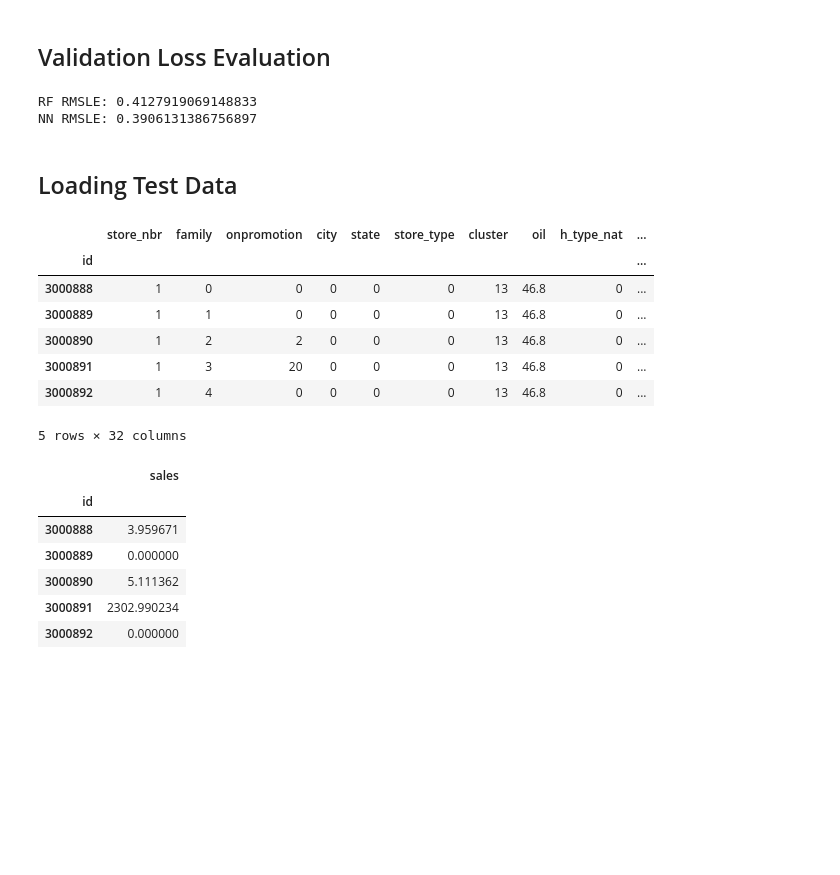
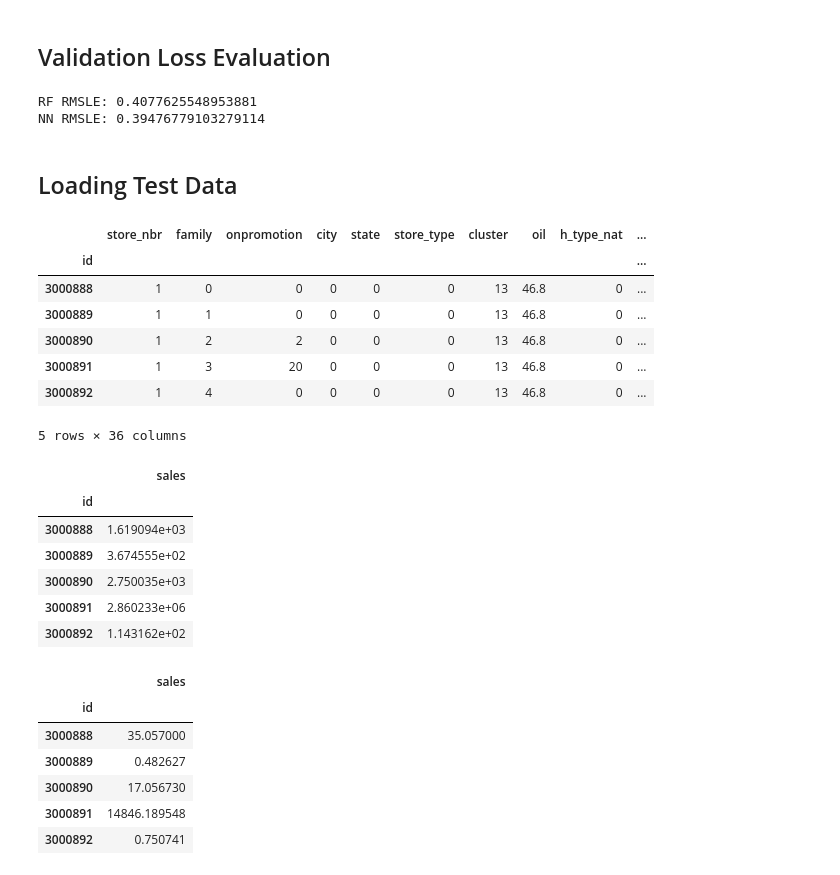
Before and after one commit to Crashprn/KaggleComps, a Jupyter notebook: Store_Sales/Training.ipynb, the cells around one changed output. Drawn from its saved outputs; the diff is of its cells as text; code cells hidden in the pictures; blank space fills up the shorter version.

```diff
--- a/Store_Sales/Training.ipynb
+++ b/Store_Sales/Training.ipynb
@@ -38,6 +45,12 @@ display(df.head())
 # %%
-min_max_cols = ['store_nbr', 'city', 'state', 'store_type', 'cluster', 'h_type_nat', 'h_description_nat', 'h_transferred_nat', 'h_type_loc', 'h_description_loc', 'h_transferred_loc', 'month', 'day', 'day_of_week']
-normalize_cols = ['onpromotion', 'oil', 'dow_avg_sales', 'dow_rolling_1_sales', 'dow_rolling_3_sales', 'prev_1_sales', 'prev_7_sales', 'prev_14_sales', 'dow_avg_transactions', 'dow_rolling_1_transactions', 'dow_rolling_3_transactions', 'prev_1_transactions', 'prev_7_transactions', 'prev_14_transactions']
+min_max_cols = ['store_nbr', 'city', 'state', 'store_type', 'cluster', 'h_type_nat', 'h_description_nat', 'h_transferred_nat',
+                'h_type_loc', 'h_description_loc', 'h_transferred_loc', 'month', 'day', 'day_of_week', 'is_payday',
+                'is_earth_quake', 'is_weekday', 'is_weekend'
+                ]
+normalize_cols = ['onpromotion', 'oil', 'dow_avg_sales', 'dow_rolling_1_sales', 'dow_rolling_3_sales', 'prev_1_sales',
+                'prev_7_sales', 'prev_14_sales', 'dow_avg_transactions', 'dow_rolling_1_transactions',
+                'dow_rolling_3_transactions', 'prev_1_transactions', 'prev_7_transactions', 'prev_14_transactions'
+                ]
 x_cols = min_max_cols + normalize_cols
 y_cols = ['sales']
 split_col = 'family'
@@ -50,7 +63,7 @@ final_run = False
 if final_run:
     train_df = df
 else:
-    rows_before = (df['date'] < '2017-07-27')
+    rows_before = (df['date'] < '2017-08-01')
     rows_after = ~rows_before
 
     print('rows_before', rows_before.sum())
@@ -117,7 +134,7 @@ train_params = {
                 #'train_split' : None,
                 #"train_split": predefined_split(Dataset(val_x, val_y)),
                 "lr": 0.001,
-                "batch_size": 128,
+                "batch_size": 32,
                 "max_epochs": 1000,
                 "device": torch.device("cuda" if torch.cuda.is_available() else "cpu"),
                 "iterator_train__shuffle": False,
@@ -147,15 +164,18 @@ for cluster in df[split_col].unique():
     else:
         train_params['train_split'] = None
 
-    callbacks = [EarlyStopping(patience=15, threshold=0.001, threshold_mode='abs', monitor='valid_loss', lower_is_better=True),
+    callbacks = [EarlyStopping(patience=10, threshold=0.0001, threshold_mode='abs', monitor='valid_loss', lower_is_better=True),
             Checkpoint(monitor='valid_loss_best', f_params=f'sales_forecaster_{cluster}.pt', dirname='models/'),
-            LRScheduler(policy=ReduceLROnPlateau, monitor='valid_loss', factor=0.5, patience=5, threshold=0.001, threshold_mode='abs', mode='min', verbose=True)
+            LRScheduler(policy=ReduceLROnPlateau, monitor='train_loss', factor=0.5, patience=5, threshold=0.001, threshold_mode='abs', mode='min', verbose=True)
             ]
 
     train_params['callbacks'] = callbacks
 
     net = NeuralNetRegressor(FFNeuralNetwork(**net_params), **train_params)
 
+    print(cluster)
+
+
     net.fit(train_x, train_y)
     net_by_cluster[cluster] = net
 # %% [output]
@@ -276,7 +483,7 @@ for cluster in df[split_col].unique():
     train_x = train_df[x_cols].values.astype(np.float32)
     train_y = train_df[y_cols].values.reshape(-1, len(y_cols)).astype(np.float32)
 
-    rf = RandomForestRegressor(n_estimators=100, max_depth=20, random_state=42, n_jobs=4)
+    rf = RandomForestRegressor(n_estimators=100, max_depth=15, random_state=42, n_jobs=4)
     rf.fit(train_x, train_y.squeeze())
 
     cluster_rfs[cluster] = rf
@@ -317,6 +524,9 @@ for cluster in df[split_col].unique():
 # %% [markdown]
 ## Validation Loss Evaluation
 # %%
+def rmsle(y_true, y_pred):
+    return np.sqrt(np.mean(np.square(np.log1p(y_true) - np.log1p(y_pred))))
+
 rf_preds = []
 net_preds = []
 xgb_preds = []
@@ -335,6 +545,11 @@ for cluster in df[split_col].unique():
     #xgb_preds.append(scaler_y_by_cluster[cluster].inverse_transform(cluster_xgb[cluster].predict(val_x).reshape(-1, 1)))
     val_y_true.append(scaler_y_by_cluster[cluster].inverse_transform(val_y))
 
+    #rf_preds.append(rf.predict(val_x).reshape(-1, 1))
+    #net_preds.append(net.predict(val_x).reshape(-1, 1).clip(0) )
+    #val_y_true.append(val_y)
+
+
 rf_preds = np.concatenate(rf_preds)
 net_preds = np.concatenate(net_preds)
 #xgb_preds = np.concatenate(xgb_preds)
@@ -344,8 +559,8 @@ print(f'RF RMSLE: {rmsle(val_y_true, rf_preds)}')
 #print(f'XGB RMSLE: {rmsle(val_y_true, xgb_preds)}')
 print(f'NN RMSLE: {rmsle(val_y_true, net_preds)}')
 # %% [output]
-RF RMSLE: 0.4127919069148833
-NN RMSLE: 0.3906131386756897
+RF RMSLE: 0.4077625548953881
+NN RMSLE: 0.39476779103279114
 # %% [markdown]
 ## Loading Test Data
 # %%
@@ -367,6 +582,7 @@ for cluster in df[split_col].unique():
 
     test_cluster_x_min_max = test_cluster_min_max_scaler.transform(test_cluster_x_min_max)
     test_cluster_x_normalize = test_cluster_normalize_scaler.transform(test_cluster_x_normalize)
+    #test_cluster_x_normalize = test_cluster_x_normalize
 
     test_x_by_cluster[cluster] = np.concatenate([test_cluster_x_min_max, test_cluster_x_normalize], axis=1)
     test_id_by_cluster[cluster] = test_cluster_x_df.index
@@ -377,50 +593,62 @@ test_preds_dfs = []
 for cluster in df[split_col].unique():
     test_x = test_x_by_cluster[cluster]
     id = test_id_by_cluster[cluster]
-    #rf = cluster_rfs[cluster]
+    rf = cluster_rfs[cluster]
+    net = net_by_cluster[cluster]
 
-    #pred_rf = scaler_y_by_cluster[cluster].inverse_transform(rf.predict(test_x).reshape(-1, 1))
+    pred_rf = scaler_y_by_cluster[cluster].inverse_transform(rf.predict(test_x).reshape(-1, 1))
     #pred_xgb = scaler_y_by_cluster[cluster].inverse_transform(cluster_xgb[cluster].predict(test_x).reshape(-1, 1))
     pred_nn = scaler_y_by_cluster[cluster].inverse_transform(net_by_cluster[cluster].predict(test_x).reshape(-1, 1)).clip(0)
 
-    cluster_df = pd.DataFrame(np.concatenate([pred_nn], axis=1), index=id, columns=['sales_nn'])
-    #cluster_df = pd.DataFrame(np.concatenate([pred_rf, pred_nn], axis=1), index=id, columns=['sales_rf', 'sales_nn'])
+    #pred_rf = rf.predict(test_x).reshape(-1, 1)
+    #pred_nn = net.predict(test_x).reshape(-1, 1).clip(0)
+
+
+    #cluster_df = pd.DataFrame(np.concatenate([pred_nn], axis=1), index=id, columns=['sales_nn'])
+    cluster_df = pd.DataFrame(np.concatenate([pred_rf, pred_nn], axis=1), index=id, columns=['sales_rf', 'sales_nn'])
 
     test_preds_dfs.append(cluster_df)
 
 test_preds_df = pd.concat(test_preds_dfs)
 
 test_df = test_df.merge(test_preds_df, on='id', how='left')
 
 sub_df_nn = test_df[['sales_nn']]
-#sub_df_rf = test_df[['sales_rf']]
+sub_df_rf = test_df[['sales_rf']]
 #sub_df_xgb = test_df[['sales_xgb']]
 
-#sub_df_rf = sub_df_rf.rename(columns={'sales_rf': 'sales'})
+sub_df_rf = sub_df_rf.rename(columns={'sales_rf': 'sales'})
 #sub_df_xgb = sub_df_xgb.rename(columns={'sales_xgb': 'sales'})
 sub_df_nn = sub_df_nn.rename(columns={'sales_nn': 'sales'})
 
 
 display(sub_df_nn.head())
-#display(sub_df_rf.head())
+display(sub_df_rf.head())
 #display(sub_df_xgb.head())
 
 sub_df_nn.to_csv('data/submission_nn.csv')
 #sub_df_xgb.to_csv('data/submission_xgb.csv')
-#sub_df_rf.to_csv('data/submission_rf.csv')
+sub_df_rf.to_csv('data/submission_rf.csv')
 # %% [output]
 |  | store_nbr | family | onpromotion | city | state | store_type | cluster | oil | h_type_nat | ... |
 | id |  |  |  |  |  |  |  |  |  | ... |
 | 3000888 | 1 | 0 | 0 | 0 | 0 | 0 | 13 | 46.8 | 0 | ... |
 | 3000889 | 1 | 1 | 0 | 0 | 0 | 0 | 13 | 46.8 | 0 | ... |
 | 3000890 | 1 | 2 | 2 | 0 | 0 | 0 | 13 | 46.8 | 0 | ... |
 | 3000891 | 1 | 3 | 20 | 0 | 0 | 0 | 13 | 46.8 | 0 | ... |
 | 3000892 | 1 | 4 | 0 | 0 | 0 | 0 | 13 | 46.8 | 0 | ... |
-5 rows × 32 columns
+5 rows × 36 columns
 |  | sales |
 | id |  |
-| 3000888 | 3.959671 |
-| 3000889 | 0.000000 |
-| 3000890 | 5.111362 |
-| 3000891 | 2302.990234 |
-| 3000892 | 0.000000 |
+| 3000888 | 1.619094e+03 |
+| 3000889 | 3.674555e+02 |
+| 3000890 | 2.750035e+03 |
+| 3000891 | 2.860233e+06 |
+| 3000892 | 1.143162e+02 |
+|  | sales |
+| id |  |
+| 3000888 | 35.057000 |
+| 3000889 | 0.482627 |
+| 3000890 | 17.056730 |
+| 3000891 | 14846.189548 |
+| 3000892 | 0.750741 |
```
Also changed, not shown: parts of 4 cells of this notebook, 2 other files.
